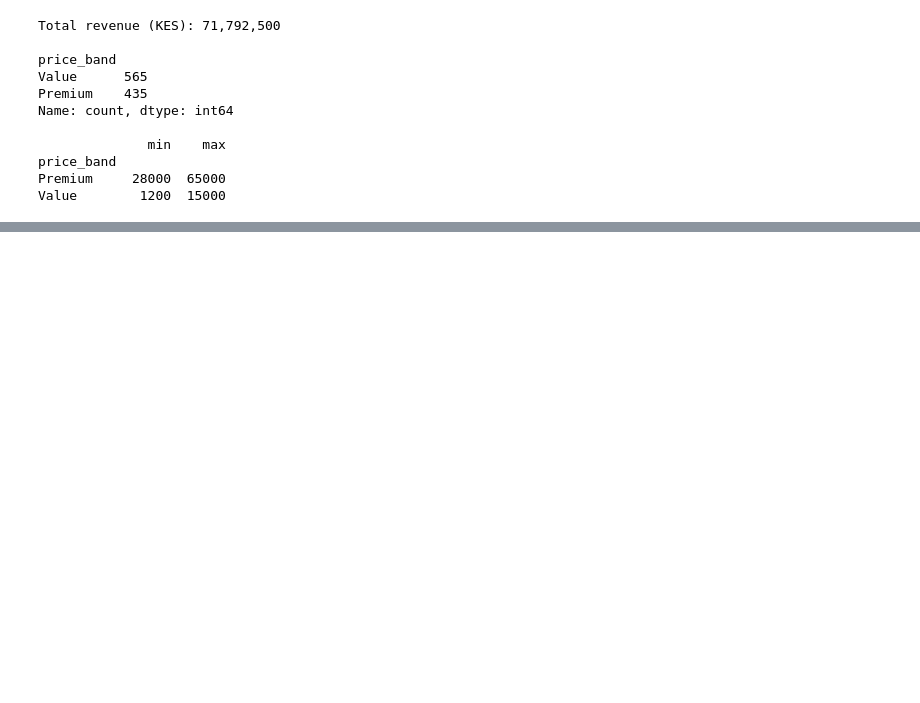
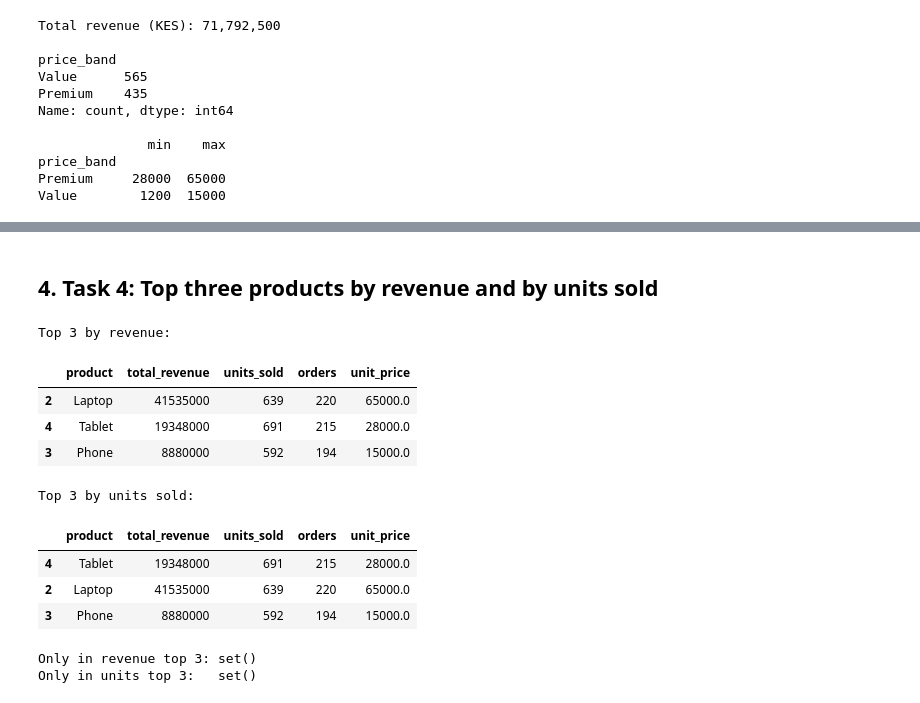
Before and after one commit to erickodiwuor014-max/plp-da-a3-duka-sales-and-agent-cleanup, a Jupyter notebook: duka_sales_exploration.ipynb, the cells around one changed output, grey strips where cells are left out. Saved outputs shown, nothing was run; the diff lists cells and outputs as text; code cells hidden in the pictures; blank space fills up the shorter version.

```diff
--- a/duka_sales_exploration.ipynb
+++ b/duka_sales_exploration.ipynb
@@ -161,0 +194,33 @@ Value        1200  15000
+# %% [markdown]
+## 4. Task 4: Top three products by revenue and by units sold
+# %%
+product = df.groupby("product").agg(
+    total_revenue=("revenue", "sum"),
+    units_sold=("quantity", "sum"),
+    orders=("order_id", "count"),
+    unit_price=("unit_price", "mean"),
+).reset_index()
+
+top_rev = product.nlargest(3, "total_revenue")
+top_units = product.nlargest(3, "units_sold")
+
+print("Top 3 by revenue:")
+display(top_rev)
+print("Top 3 by units sold:")
+display(top_units)
+
+print("Only in revenue top 3:", set(top_rev["product"]) - set(top_units["product"]))
+print("Only in units top 3:  ", set(top_units["product"]) - set(top_rev["product"]))
+# %% [output]
+Top 3 by revenue:
+|  | product | total_revenue | units_sold | orders | unit_price |
+| 2 | Laptop | 41535000 | 639 | 220 | 65000.0 |
+| 4 | Tablet | 19348000 | 691 | 215 | 28000.0 |
+| 3 | Phone | 8880000 | 592 | 194 | 15000.0 |
+Top 3 by units sold:
+|  | product | total_revenue | units_sold | orders | unit_price |
+| 4 | Tablet | 19348000 | 691 | 215 | 28000.0 |
+| 2 | Laptop | 41535000 | 639 | 220 | 65000.0 |
+| 3 | Phone | 8880000 | 592 | 194 | 15000.0 |
+Only in revenue top 3: set()
+Only in units top 3:   set()
```
Also changed, not shown: parts of 15 cells of this notebook.
